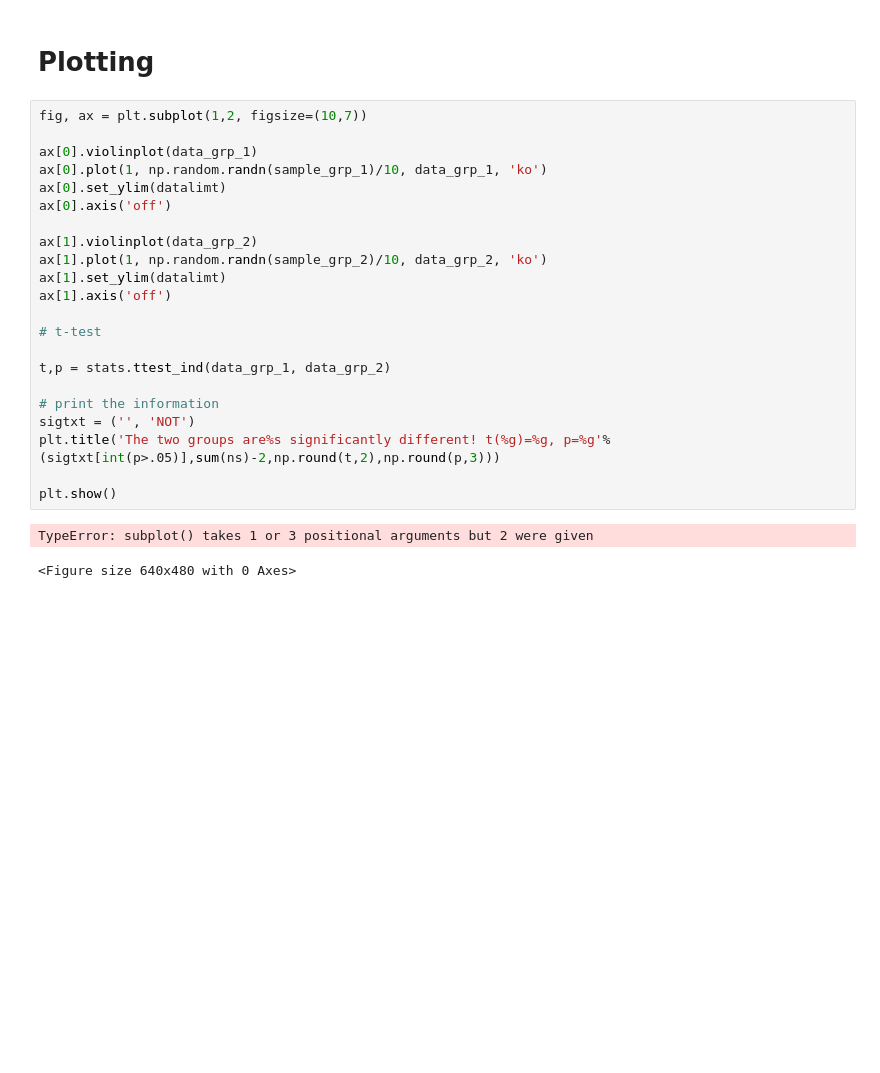
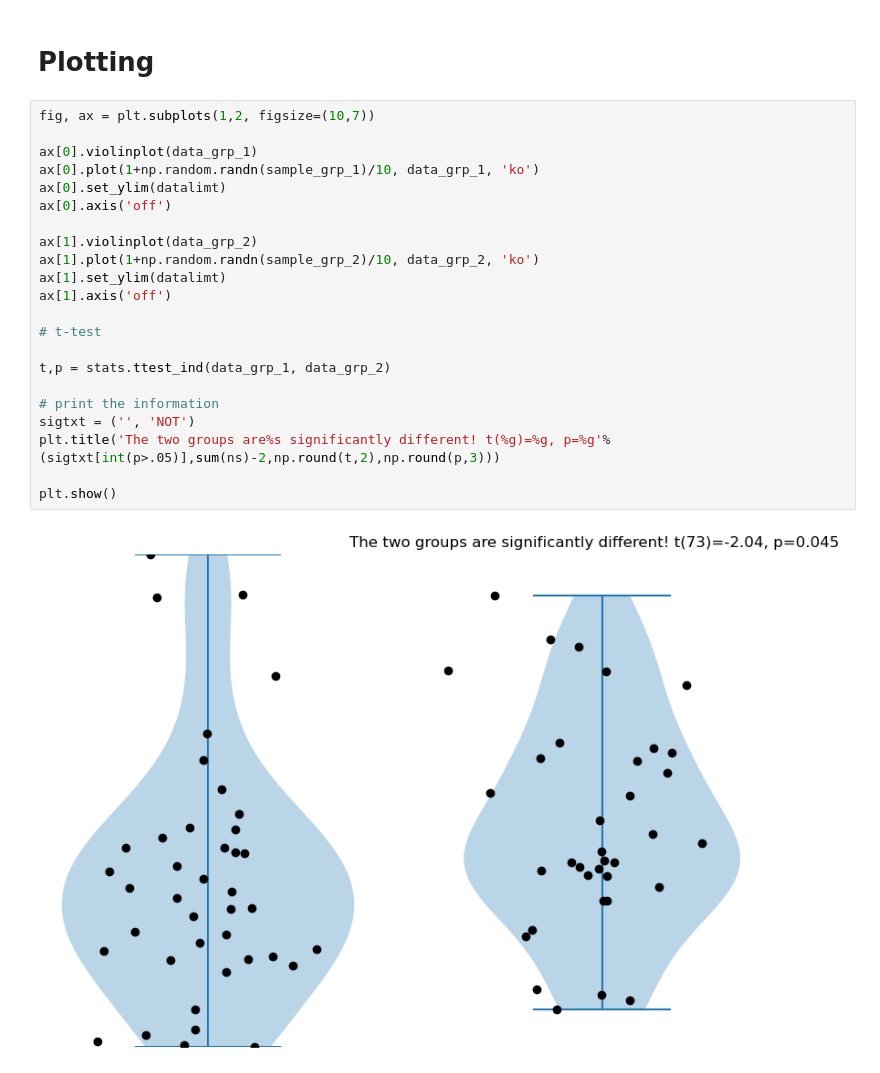
Before and after one commit to Mohankrish08/Udemy, a Jupyter notebook: Master Statistics and Machine learning/Stats Intro.ipynb, the cells around one changed output. Cells and saved outputs as stored; diff of their text form; blank space fills up the shorter version.

```diff
--- a/Master Statistics and Machine learning/Stats Intro.ipynb
+++ b/Master Statistics and Machine learning/Stats Intro.ipynb
@@ -26,27 +26,26 @@ datalimt = [np.min(np.hstack((data_grp_1, data_grp_2))), np.max(np.hstack((data_
 # %% [markdown]
 # Plotting
 # %%
-fig, ax = plt.subplot(1,2, figsize=(10,7))
+fig, ax = plt.subplots(1,2, figsize=(10,7))
 
 ax[0].violinplot(data_grp_1)
-ax[0].plot(1, np.random.randn(sample_grp_1)/10, data_grp_1, 'ko')
+ax[0].plot(1+np.random.randn(sample_grp_1)/10, data_grp_1, 'ko')
 ax[0].set_ylim(datalimt)
 ax[0].axis('off')
 
 ax[1].violinplot(data_grp_2)
-ax[1].plot(1, np.random.randn(sample_grp_2)/10, data_grp_2, 'ko')
+ax[1].plot(1+np.random.randn(sample_grp_2)/10, data_grp_2, 'ko')
 ax[1].set_ylim(datalimt)
 ax[1].axis('off')
 
 # t-test
 
 t,p = stats.ttest_ind(data_grp_1, data_grp_2)
 
 # print the information
 sigtxt = ('', 'NOT')
 plt.title('The two groups are%s significantly different! t(%g)=%g, p=%g'%(sigtxt[int(p>.05)],sum(ns)-2,np.round(t,2),np.round(p,3)))
 
 plt.show()
 # %% [output]
-TypeError: subplot() takes 1 or 3 positional arguments but 2 were given
-<Figure size 640x480 with 0 Axes>
+[figure, added]
```
